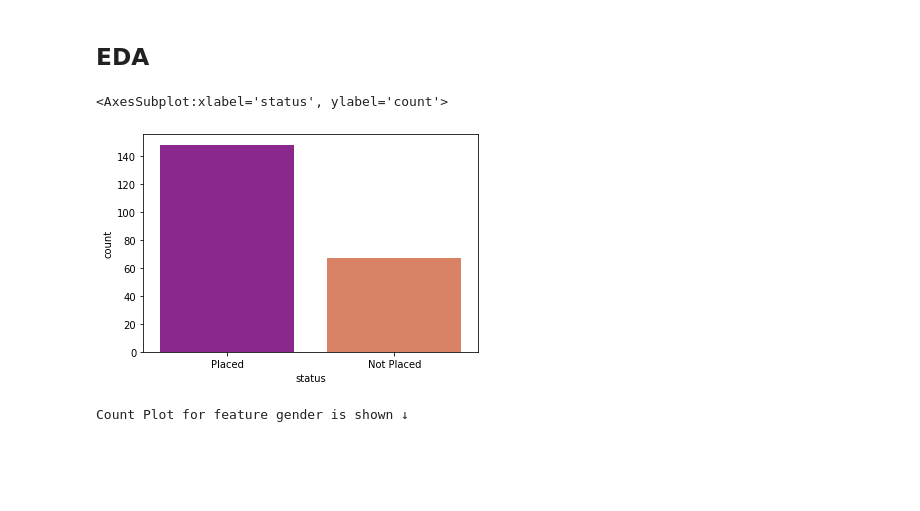
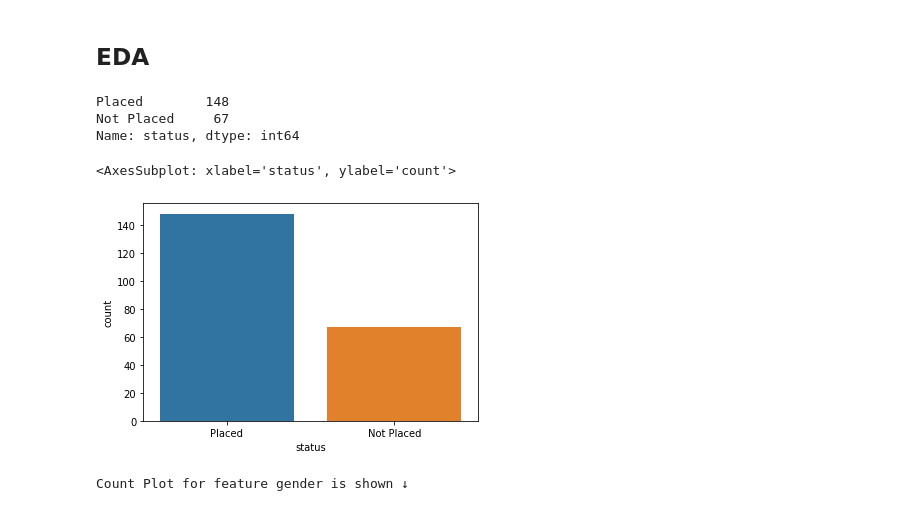
Before and after one commit to Raja3009/Placement-Predictor, a Jupyter notebook: Campus Placement Predictor MV.ipynb, the cells around one changed output. Drawn from its saved outputs; the diff is of its cells as text; code cells hidden in the pictures; blank space fills up the shorter version.

```diff
--- a/Campus Placement Predictor MV.ipynb
+++ b/Campus Placement Predictor MV.ipynb
@@ -137,11 +154,17 @@ salary            0
 dtype: int64
 # %% [markdown]
 ## EDA
+# %%
+df['status'].value_counts()
+# %% [output]
+Placed        148
+Not Placed     67
+Name: status, dtype: int64
 # %%
-sns.countplot(df['status'],palette='plasma')
+sns.countplot(data = df,x = 'status')
 # %% [output]
-<AxesSubplot:xlabel='status', ylabel='count'>
+<AxesSubplot: xlabel='status', ylabel='count'>
-[figure, old version]
+[figure, new version]
 # %%
 def valuecount(col):
 
```
Also changed, not shown: parts of 31 cells of this notebook, 1 other file.
